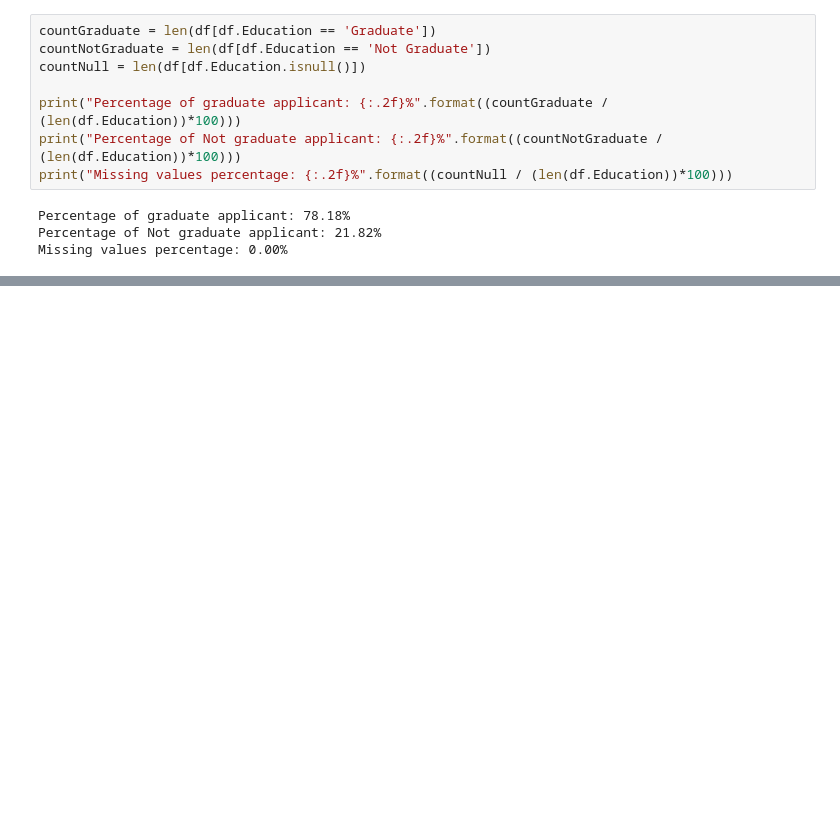
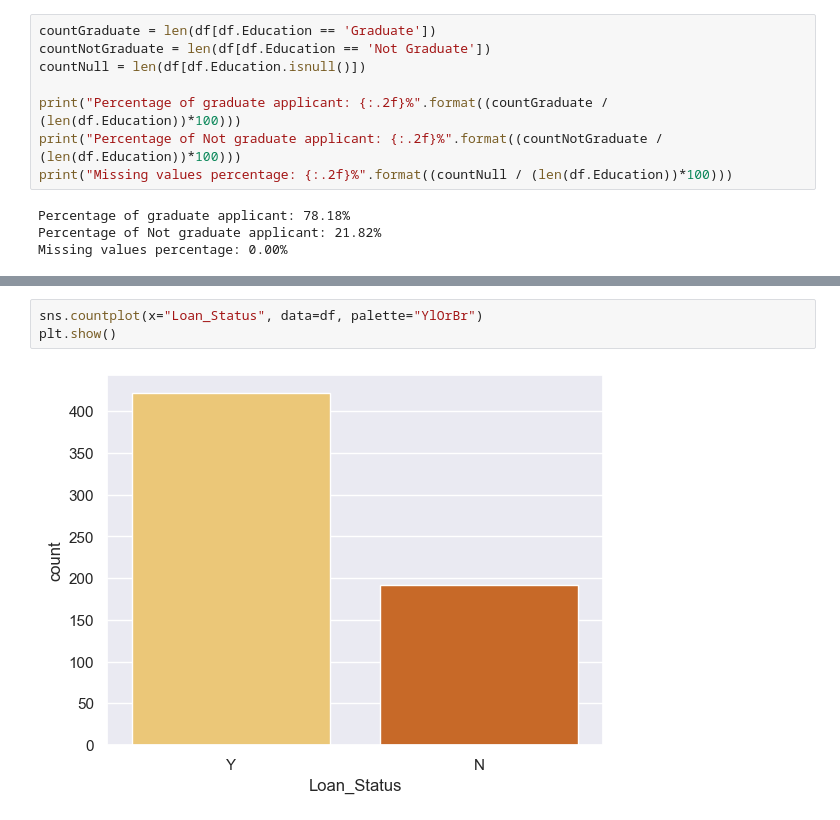
Before and after one commit to kobebaffour/machine_learning, a Jupyter notebook: Loan Prediction/loan_prediction_nm.ipynb, the cells around one changed output, grey strips where cells are left out. Drawn from its saved outputs; the diff is of its cells as text; blank space fills up the shorter version.

```diff
--- a/Loan Prediction/loan_prediction_nm.ipynb
+++ b/Loan Prediction/loan_prediction_nm.ipynb
@@ -155,0 +257,5 @@ Missing values percentage: 0.00%
+# %%
+sns.countplot(x="Loan_Status", data=df, palette="YlOrBr")
+plt.show()
+# %% [output]
+[figure, added]
```
Also changed, not shown: parts of 40 cells of this notebook.
